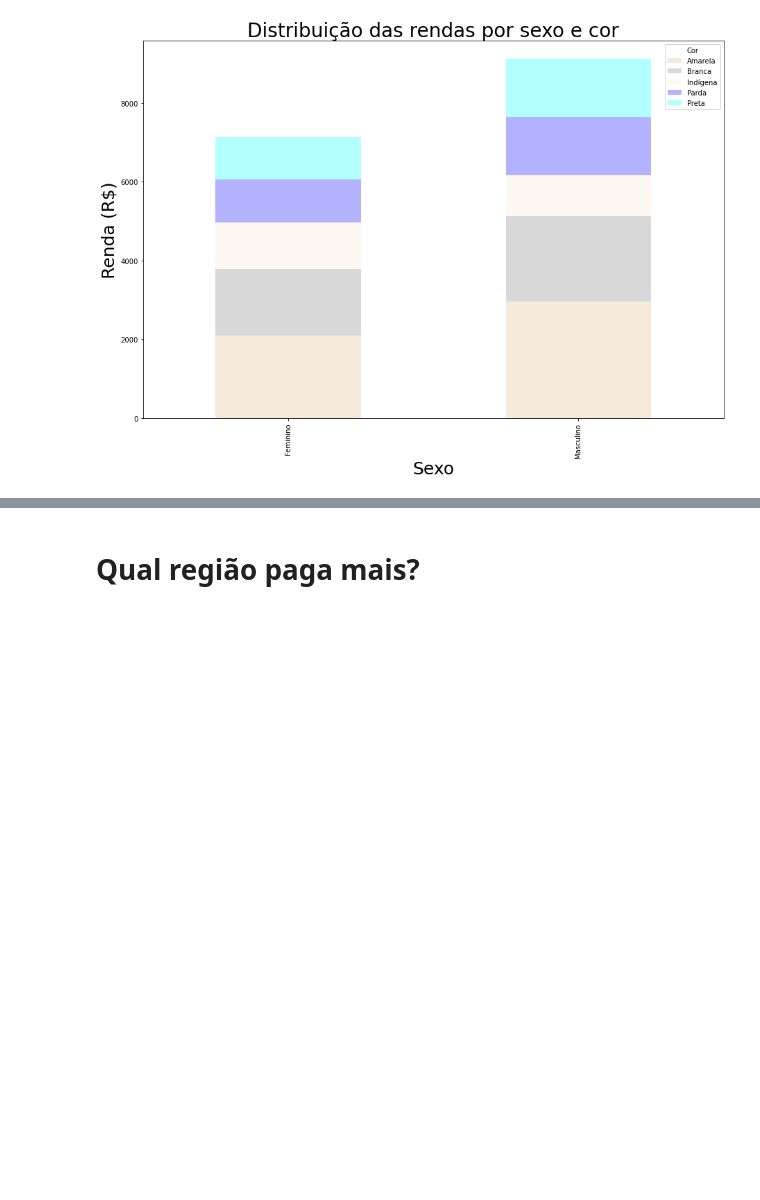
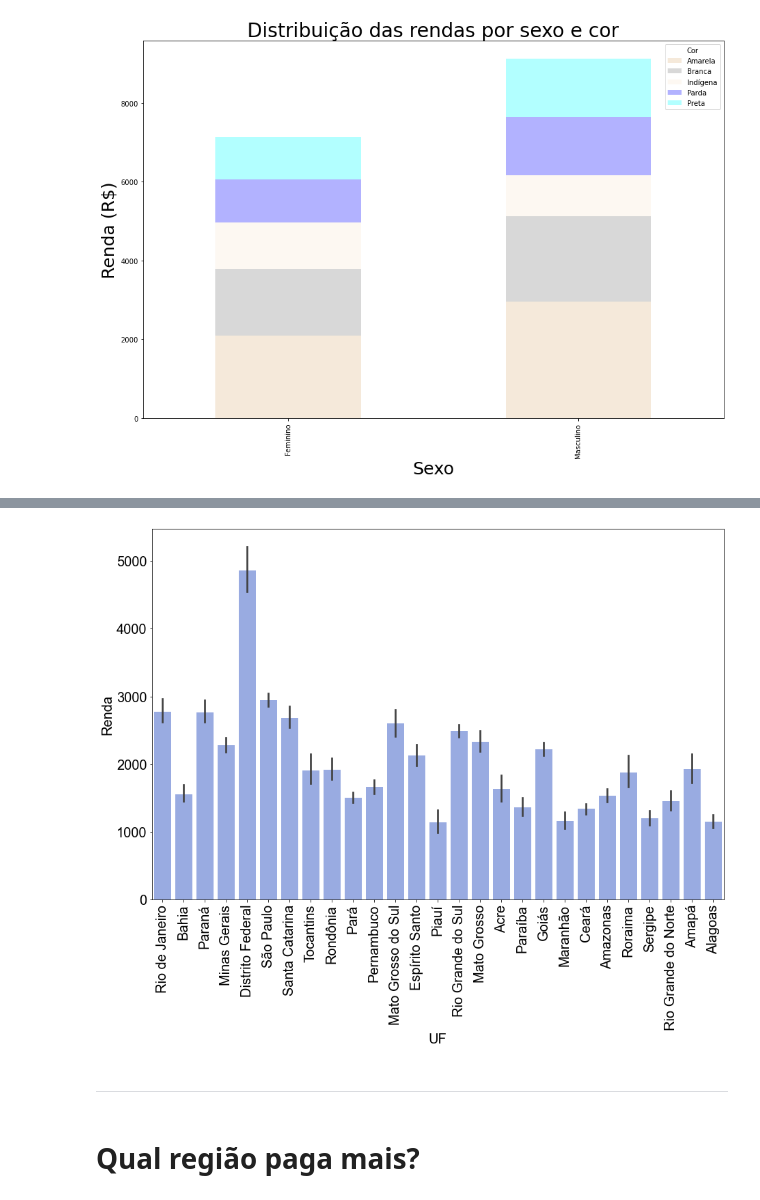
Before and after one commit to Marcus-Bernard0/Data-Science-projects, a Jupyter notebook: 1 - Projeto PNAD/Projeto.ipynb, the cells around one changed output, grey strips where cells are left out. Cells and saved outputs as stored; diff of their text form; code cells hidden in the pictures; blank space fills up the shorter version.

```diff
--- a/1 - Projeto PNAD/Projeto.ipynb
+++ b/1 - Projeto PNAD/Projeto.ipynb
@@ -426,0 +477,2 @@ ax.figure.savefig('cor.png')
+# %%
+dfMasc = dados.query('Sexo == "Masculino"')
@@ -426,0 +488,3 @@ ax.figure.savefig('cor.png')
+# %%
+dfMasc.sort_values(by =['Renda'], ascending= False, inplace = True)
+dfMasc.head()
@@ -427,3 +498,12 @@ ax.figure.savefig('cor.png')
+# %%
+ax = sns.barplot(x = 'UF', y = 'Renda', data = dfMasc, color='royalblue', alpha = .6)
+ax.figure.set_size_inches(15, 10)
+plt.xticks(rotation = 90)
+plt.show()
+# %% [output]
+[figure, added]
+# %% [markdown]
+----
 # %% [markdown]
 # __Qual região paga mais?__
 # %%
```
Also changed, not shown: parts of 24 cells of this notebook, 4 other files.
